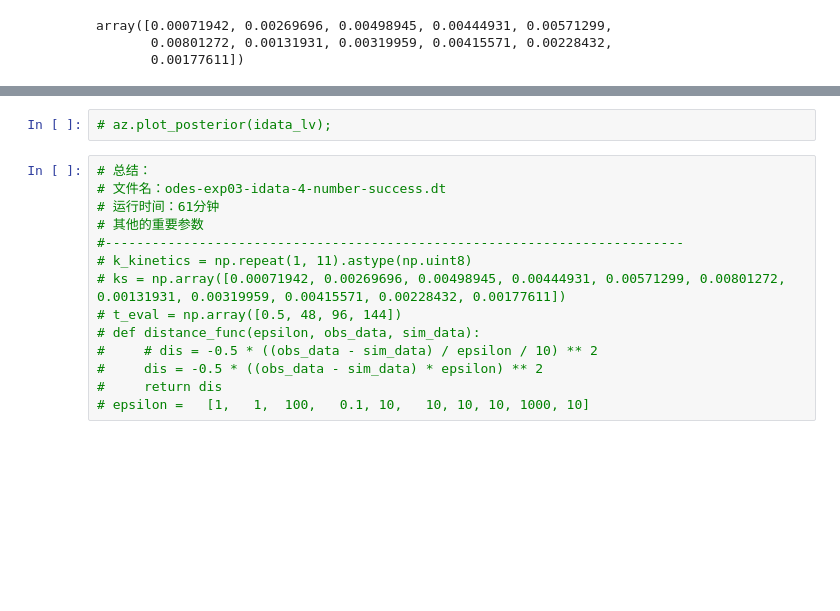
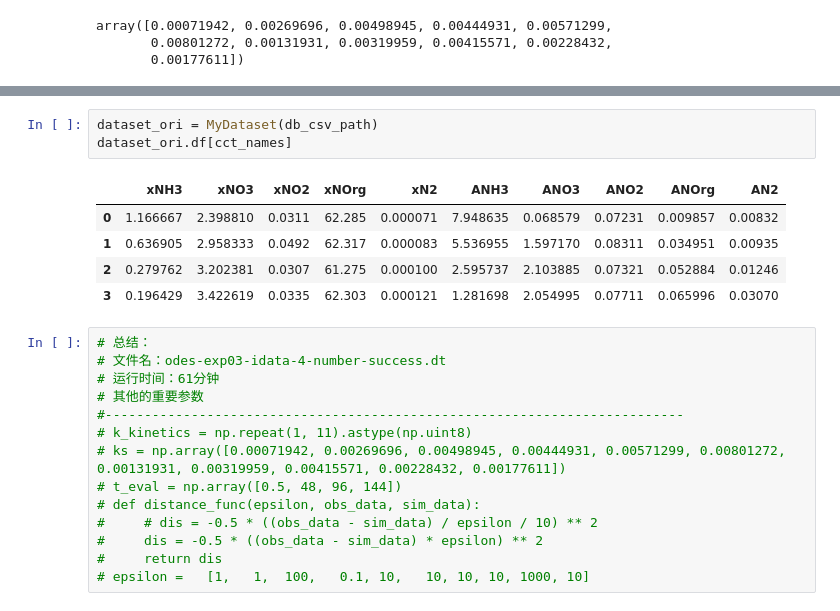
Before and after one commit to makaspacex/N15Tracing, a Jupyter notebook: odes-exp03.ipynb, the cells around one changed output, grey strips where cells are left out. Saved outputs shown, nothing was run; the diff lists cells and outputs as text; blank space fills up the shorter version.

```diff
--- a/odes-exp03.ipynb
+++ b/odes-exp03.ipynb
@@ -485,5 +467,12 @@ plot_dataset(dataset, dataset_new)
 # %%
-# az.plot_posterior(idata_lv);
+dataset_ori = MyDataset(db_csv_path)
+dataset_ori.df[cct_names]
+# %% [output]
+|  | xNH3 | xNO3 | xNO2 | xNOrg | xN2 | ANH3 | ANO3 | ANO2 | ANOrg | AN2 |
+| 0 | 1.166667 | 2.398810 | 0.0311 | 62.285 | 0.000071 | 7.948635 | 0.068579 | 0.07231 | 0.009857 | 0.00832 |
+| 1 | 0.636905 | 2.958333 | 0.0492 | 62.317 | 0.000083 | 5.536955 | 1.597170 | 0.08311 | 0.034951 | 0.00935 |
+| 2 | 0.279762 | 3.202381 | 0.0307 | 61.275 | 0.000100 | 2.595737 | 2.103885 | 0.07321 | 0.052884 | 0.01246 |
+| 3 | 0.196429 | 3.422619 | 0.0335 | 62.303 | 0.000121 | 1.281698 | 2.054995 | 0.07711 | 0.065996 | 0.03070 |
 # %%
 # 总结：
 # 文件名：odes-exp03-idata-4-number-success.dt
```
Also changed, not shown: parts of 6 cells of this notebook, 17 other files.
